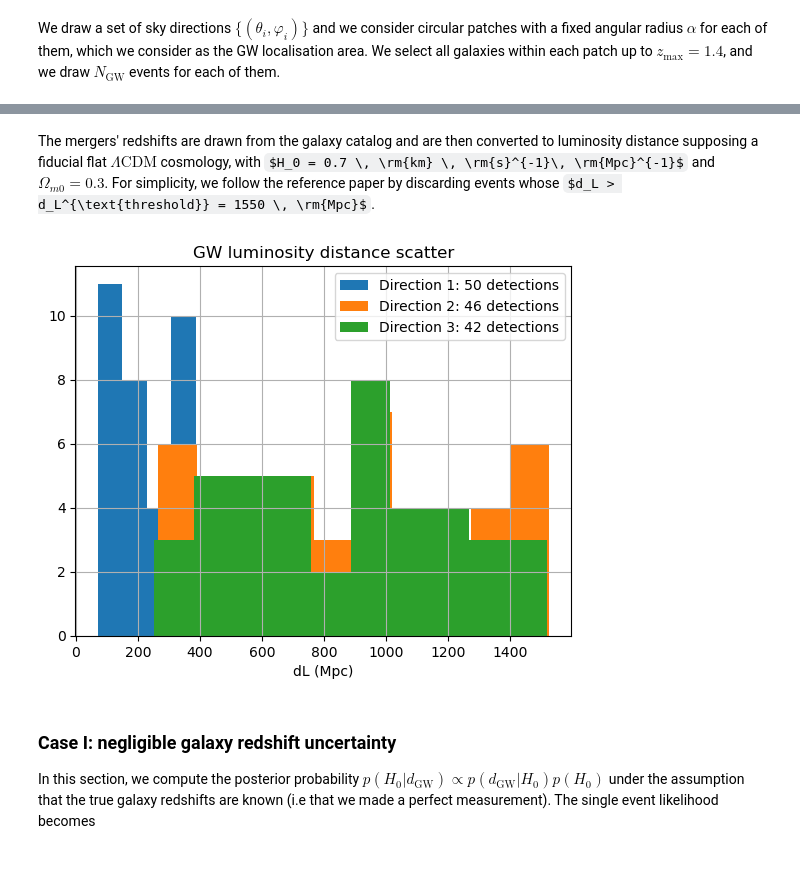
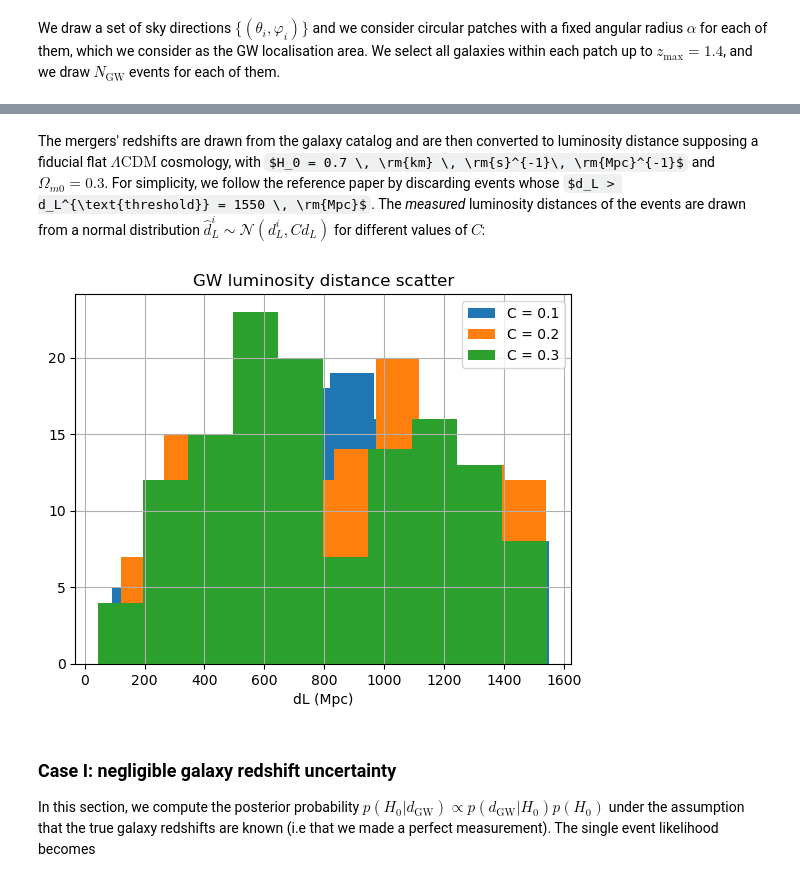
Before and after one commit to binado/standard-sirens, a Jupyter notebook: src/inferring_H0_with_standard_sirens.ipynb, the cells around one changed output, grey strips where cells are left out. Saved outputs shown, nothing was run; the diff lists cells and outputs as text; code cells hidden in the pictures; some formulas as TeX source.

```diff
--- a/src/inferring_H0_with_standard_sirens.ipynb
+++ b/src/inferring_H0_with_standard_sirens.ipynb
@@ -60,18 +60,20 @@ plt.show()
 # %% [markdown]
-The mergers' redshifts are drawn from the galaxy catalog and are then converted to luminosity distance supposing a fiducial flat $\Lambda \text{CDM}$ cosmology, with $H_0 = 0.7 \, \rm{km} \, \rm{s}^{-1}\, \rm{Mpc}^{-1}$ and $\Omega_{m0} = 0.3$. For simplicity, we follow the reference paper by discarding events whose $d_L > d_L^{\text{threshold}} = 1550 \, \rm{Mpc}$.
+The mergers' redshifts are drawn from the galaxy catalog and are then converted to luminosity distance supposing a fiducial flat $\Lambda \text{CDM}$ cosmology, with $H_0 = 0.7 \, \rm{km} \, \rm{s}^{-1}\, \rm{Mpc}^{-1}$ and $\Omega_{m0} = 0.3$. For simplicity, we follow the reference paper by discarding events whose $d_L > d_L^{\text{threshold}} = 1550 \, \rm{Mpc}$. The *measured* luminosity distances of the events are drawn from a normal distribution $\hat{d}^i_L \sim \mathcal{N}(d^i_L, C d_L)$ for different values of $C$:
 # %%
 fiducial_H0 = 70.
+c_values = [0.1, 0.2, 0.3]
 perfect_redshift_inference = DrawnGWCatalogPerfectRedshiftInference(fiducial_H0=fiducial_H0)
-gw_dl_array = [perfect_redshift_inference.draw_gw_events(z_gal_i, n_gw_per_dir) for z_gal_i in z_gal]
-for i, gw_dl in enumerate(gw_dl_array):
-    plt.hist(gw_dl, label=f"Direction {i + 1}: {len(gw_dl)} detections")
+gw_dl_events = np.empty((len(c_values), n_dir), dtype=object)
+for i, c in enumerate(c_values):
+    gw_dl_events[i, :] = [perfect_redshift_inference.draw_gw_events(z_gal_i, n_gw_per_dir, c) for z_gal_i in z_gal]
+    plt.hist(np.concatenate(gw_dl_events[i, :]), label=f"C = {c}")
 plt.xlabel('dL (Mpc)')
 plt.title('GW luminosity distance scatter')
 plt.legend()
 plt.grid()
 plt.show()
 # %% [output]
-[figure, old version]
+[figure, new version]
 # %% [markdown]
 ### Case I: negligible galaxy redshift uncertainty
 
```
Also changed, not shown: parts of 9 cells of this notebook.
